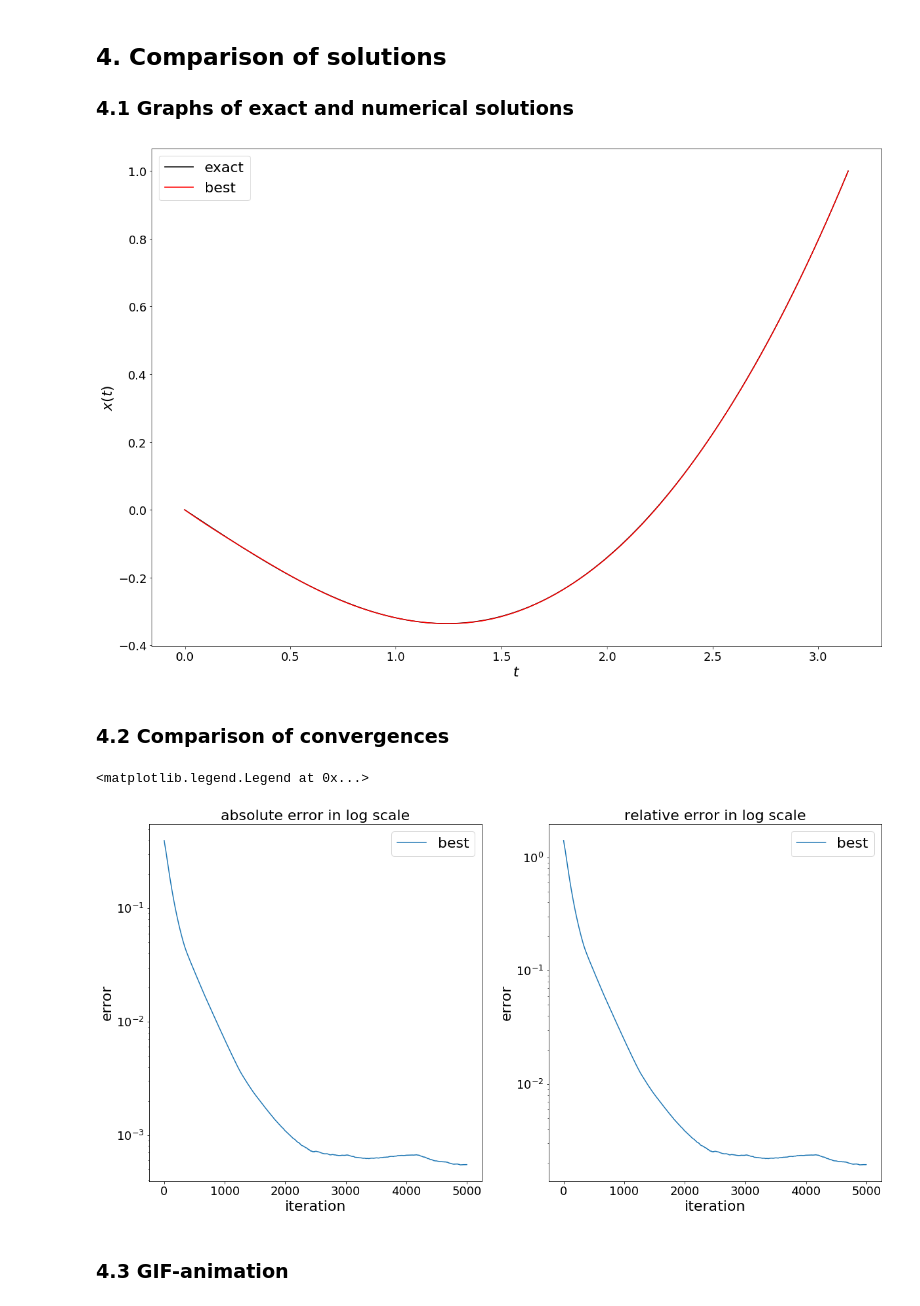
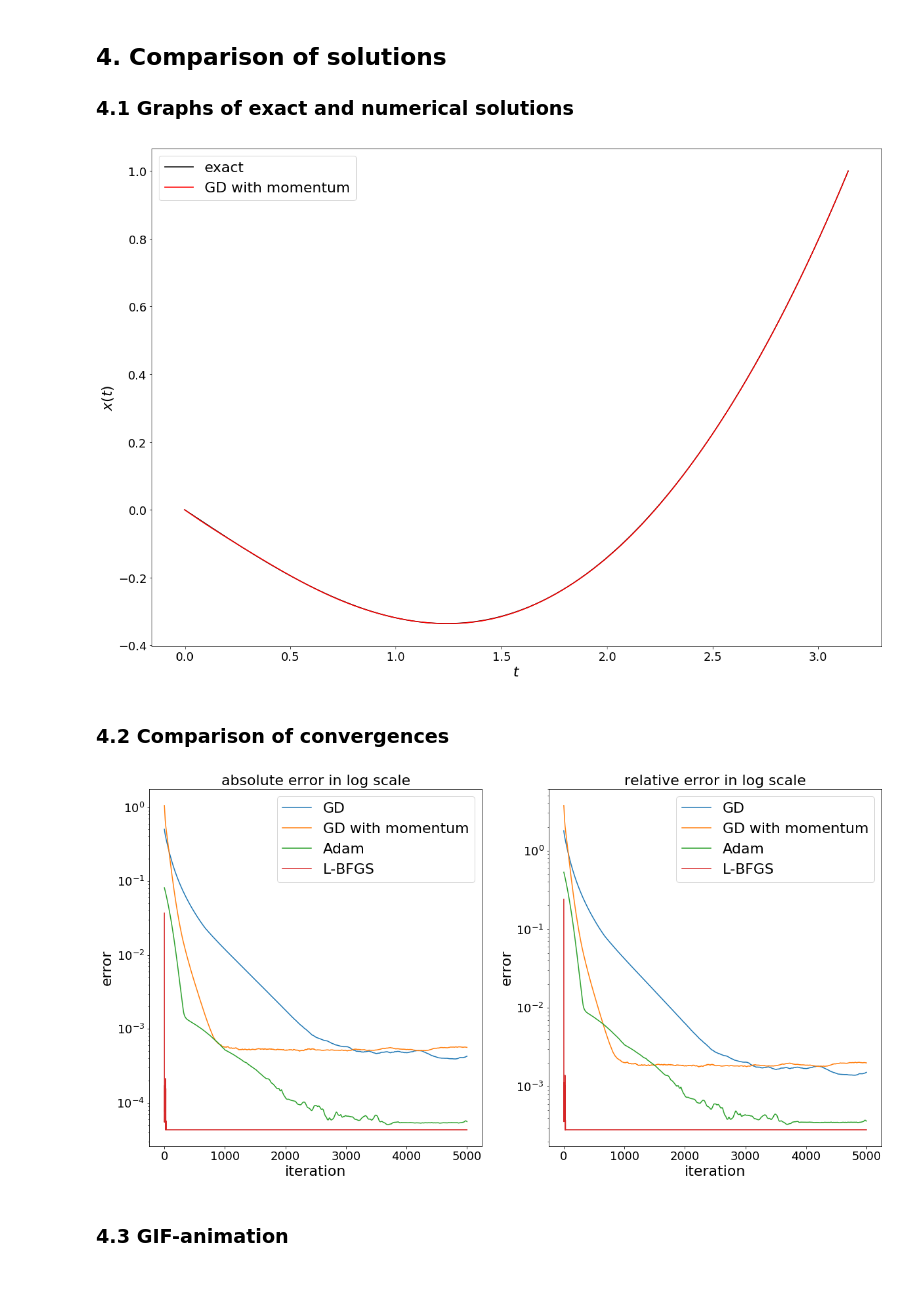
Before and after one commit to suchusername/VariationalCalculus, a Jupyter notebook: project/notebooks/Calculus of Variations PyTorch.ipynb, the cells around one changed output. Saved outputs shown, nothing was run; the diff lists cells and outputs as text; code cells hidden in the pictures.

```diff
--- a/project/notebooks/Calculus of Variations PyTorch.ipynb
+++ b/project/notebooks/Calculus of Variations PyTorch.ipynb
@@ -241,0 +502,4 @@ class CVmodel(torch.nn.Module):
+# %%
+for i in [2]:
+    nns[i][2] = CVmodel(nns[i][0][0], nns[i][0][1], nns[i][0][2], fix_first_ones=nns[i][0][3])
+    nns[i][3] = nns[i][2].optimize_Adam(*nns[i][1])
@@ -242,20 +522,16 @@ class CVmodel(torch.nn.Module):
 # %%
 # format:
 # [[problem, sizes, activations, fix_first_ones]
-#  [N, n_epochs, functional_loss, lr, lr_scheduler, momentum, lambda_p, lambda_1, lambda_2, h, verbose],
+#  [N, n_iter, functional_loss, lr, lr_scheduler, lambda_p, lambda_1, lambda_2, h, verbose],
 #  nn, [errors_abs, errors_rel, best_err, x_best_err, best_loss, x_best_loss], label]
 
-nns = [
-    [
-        (constrained_problems[10], [8], (CosineLayer(), torch.nn.Identity()), True),
-        (500, 5000, simpsons_rule, 0.0001, (2500,0.5), 0.01, 0, 0, 0, 1e-5, True),
-        None, (None, None, None, None, None, None), 'best'
-    ],
-
-    None
-]
+nns[3] = [
+        (constrained_problems[0], [8], (CosineLayer(), torch.nn.Identity()), True),
+        (500, 5000, simpsons_rule, 1, (2000,0.5), 0, 0, 0, 1e-5, True),
+        None, (None, None, None, None, None, None), 'L-BFGS'
+    ]
 # %%
-for i in range(len(nns)-1):
+for i in [3]:
     nns[i][2] = CVmodel(nns[i][0][0], nns[i][0][1], nns[i][0][2], fix_first_ones=nns[i][0][3])
-    nns[i][3] = nns[i][2].optimize_SGD(*nns[i][1])
+    nns[i][3] = nns[i][2].optimize_LBFGS(*nns[i][1])
 # %% [output]
@@ -277,7 +553,7 @@ Best L1 error achieved at iteration 4897: 0.0005455590752815918, 0.0019363952452
 
 ### 4.1 Graphs of exact and numerical solutions
 # %%
-i = 0
+i = 1
 
 ts = np.linspace(nns[i][0][0].t_0, nns[i][0][0].t_f, nns[i][1][0]+1)
 
@@ -293,38 +569,39 @@ plt.ylabel('$x(t)$', fontsize=22)
 plt.legend(fontsize='22')
 plt.show()
 # %% [output]
-[figure, old version]
+[figure, new version]
 # %% [markdown]
 ### 4.2 Comparison of convergences
 # %%
 n_skip = 0
 
 fig, ax = plt.subplots(1, 2, figsize=(20,10))
 
-for i in range(len(nns)-1):
+for i in range(4):
     ax[0].plot(range(len(nns[i][3][0]))[n_skip:], nns[i][3][0][n_skip:], label=nns[i][4])
 
 ax[0].tick_params(axis='x', labelsize=18)
 ax[0].tick_params(axis='y', labelsize=18)
 ax[0].set_xlabel('iteration', fontsize=22)
 ax[0].set_ylabel('error', fontsize=22)
 ax[0].set_yscale('log')
 ax[0].set_title('absolute error in log scale', fontsize=22)
 ax[0].legend(fontsize=22)
 
-for i in range(len(nns)-1):
+for i in range(4):
     ax[1].plot(range(len(nns[i][3][1]))[n_skip:], nns[i][3][1][n_skip:], label=nns[i][4])
 
 ax[1].tick_params(axis='x', labelsize=18)
 ax[1].tick_params(axis='y', labelsize=18)
 ax[1].set_xlabel('iteration', fontsize=22)
 ax[1].set_ylabel('error', fontsize=22)
 ax[1].set_yscale('log')
 ax[1].set_title('relative error in log scale', fontsize=22)
 ax[1].legend(fontsize=22)
+
+fig.savefig('comparison.pdf')
 # %% [output]
-<matplotlib.legend.Legend at 0x...>
-[figure, old version]
+[figure, new version]
 # %% [markdown]
 ### 4.3 GIF-animation
 # %%
```
Also changed, not shown: parts of 24 cells of this notebook, 19 other files.
